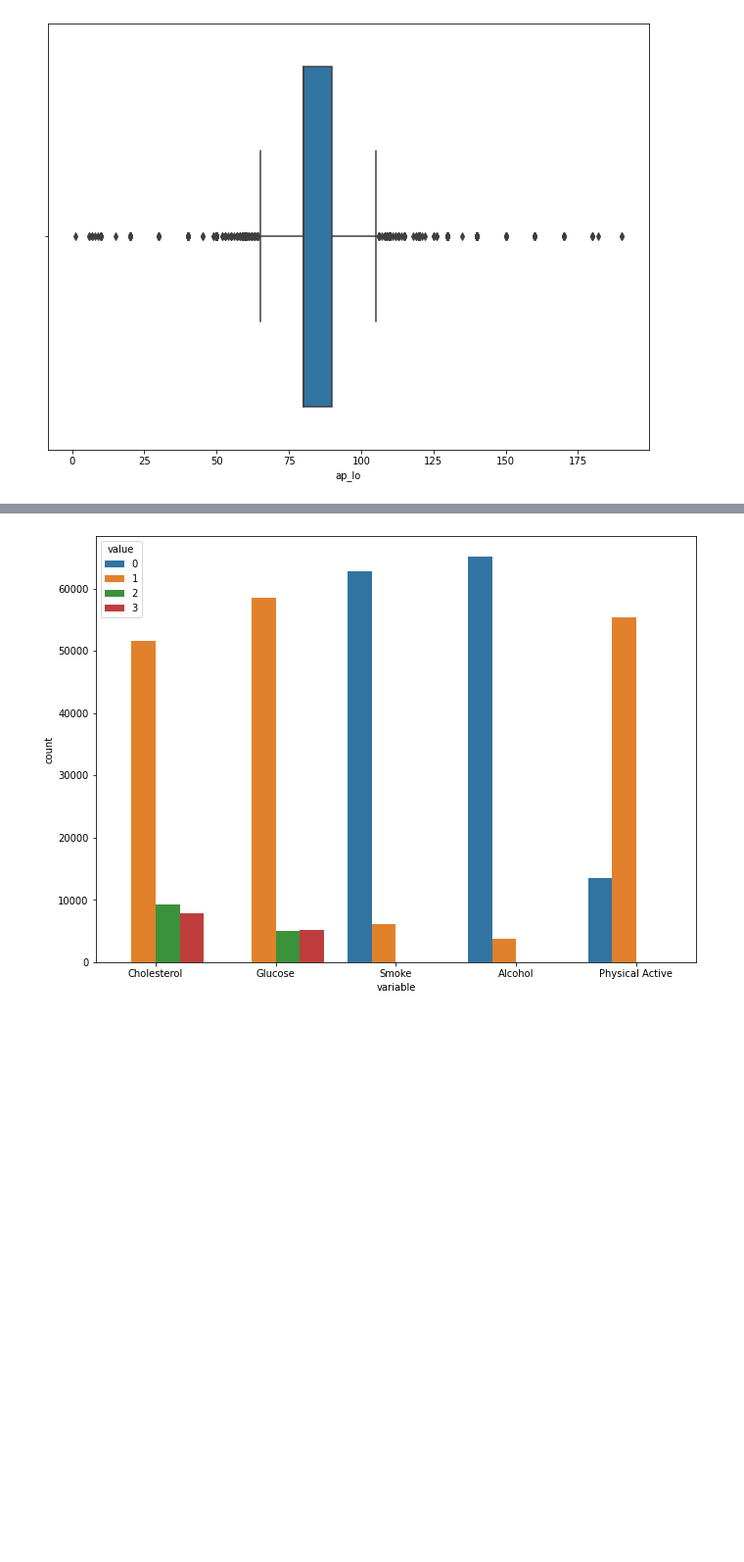
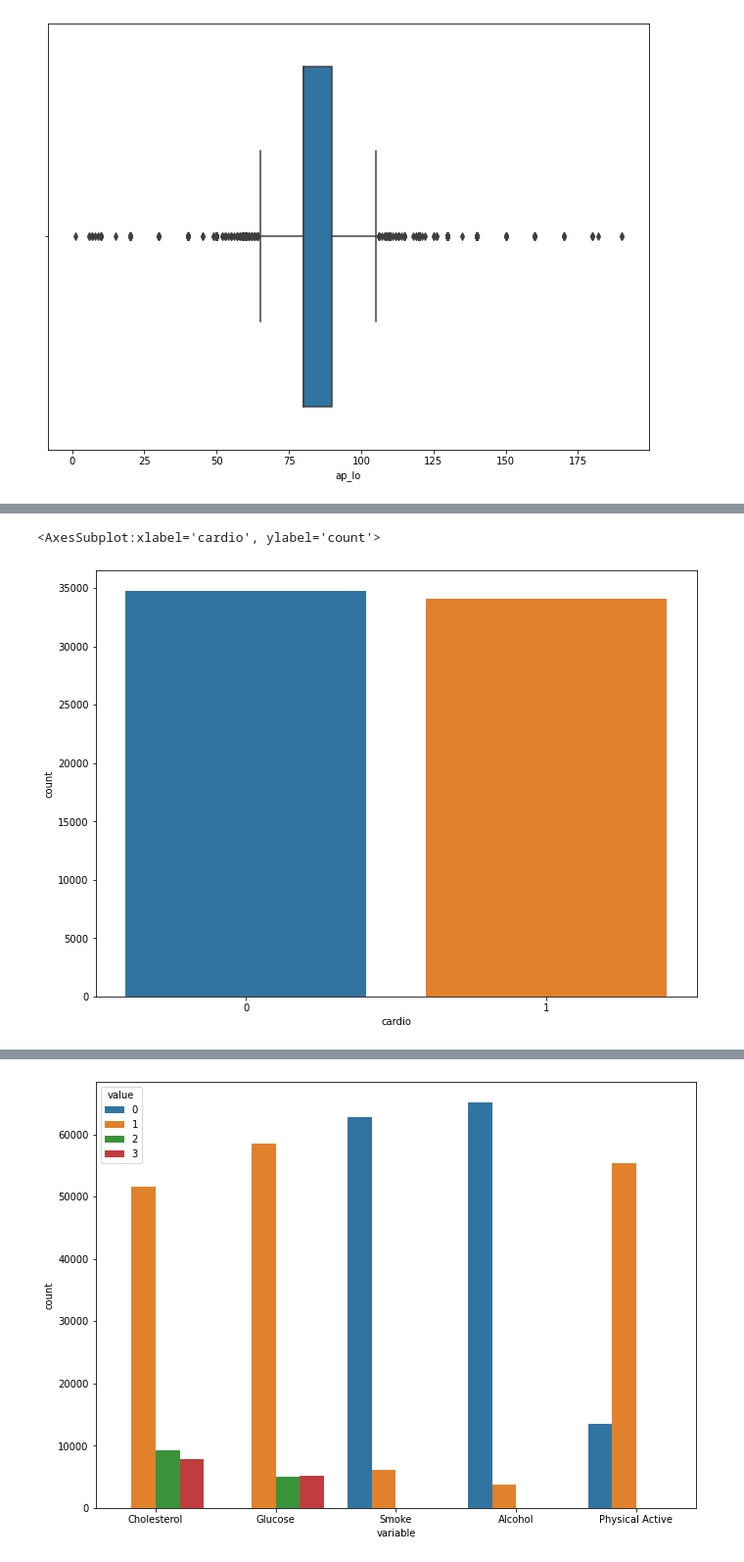
Before and after one commit to marc1730/CVD-Prediction, a Jupyter notebook: Models.ipynb, the cells around one changed output, grey strips where cells are left out. Shown at 98% size. Saved outputs shown, nothing was run; the diff lists cells and outputs as text; code cells hidden in the pictures; blank space fills up the shorter version.

```diff
--- a/Models.ipynb
+++ b/Models.ipynb
@@ -472,3 +454,8 @@ dataset.describe()
 | 50% | 54.000000 | 1.000000 | 165.000000 | 72.000000 | 120.000000 | 80.000000 | 1.000000 | 1.000000 | 0.000000 | 0.000000 | ... |
 | 75% | 58.000000 | 2.000000 | 170.000000 | 82.000000 | 140.000000 | 90.000000 | 1.000000 | 1.000000 | 0.000000 | 0.000000 | ... |
 | max | 65.000000 | 2.000000 | 207.000000 | 172.000000 | 240.000000 | 190.000000 | 3.000000 | 3.000000 | 1.000000 | 1.000000 | ... |
+# %%
+sns.countplot(data=dataset, x=dataset['cardio'])
+# %% [output]
+<AxesSubplot:xlabel='cardio', ylabel='count'>
+[figure, added]
```
Also changed, not shown: parts of 39 cells of this notebook, 1 other file.
